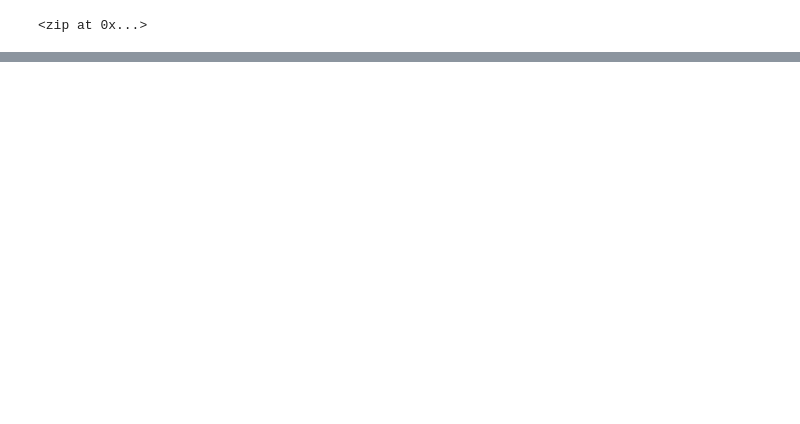
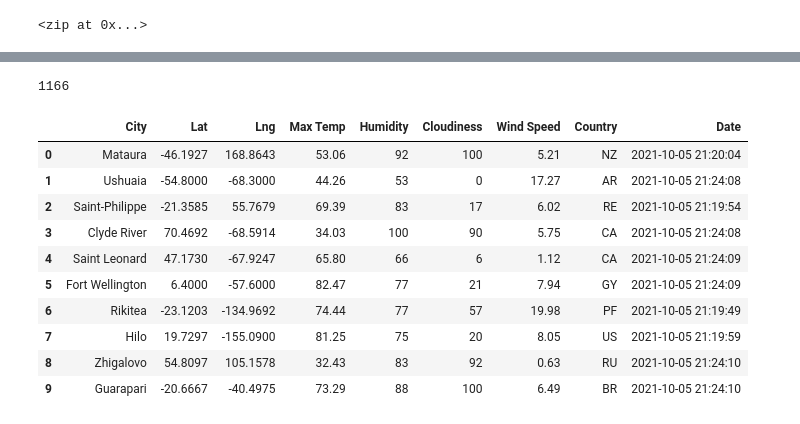
Before and after one commit to bmogil/World_Weather_Analysis, a Jupyter notebook: WeatherPy.ipynb, the cells around one changed output, grey strips where cells are left out. Saved outputs shown, nothing was run; the diff lists cells and outputs as text; code cells hidden in the pictures; blank space fills up the shorter version.

```diff
--- a/WeatherPy.ipynb
+++ b/WeatherPy.ipynb
@@ -31,0 +33,22 @@ len(cities)
+# %%
+# Import the requests library.
+import requests
+
+# Import the API key.
+from config import weather_api_key
+
+# Import the datetime module from the datetime library.
+from datetime import datetime
+
+# Starting URL for Weather Map API Call.
+url = "http://api.openweathermap.org/data/2.5/weather?units=Imperial&APPID=" + weather_api_key
+# %%
+# Create an empty list to hold the weather data.
+city_data = []
+# Print the beginning of the logging.
+print("Beginning Data Retrieval     ")
+print("-----------------------------")
+
+# Create counters.
+record_count = 1
+set_count = 1
@@ -31,0 +126,20 @@ len(cities)
+# %%
+len(city_data)
+# %% [output]
+1166
+# %%
+# Convert the array of dictionaries to a Pandas DataFrame.
+city_data_df = pd.DataFrame(city_data)
+city_data_df.head(10)
+# %% [output]
+|  | City | Lat | Lng | Max Temp | Humidity | Cloudiness | Wind Speed | Country | Date |
+| 0 | Mataura | -46.1927 | 168.8643 | 53.06 | 92 | 100 | 5.21 | NZ | 2021-10-05 21:20:04 |
+| 1 | Ushuaia | -54.8000 | -68.3000 | 44.26 | 53 | 0 | 17.27 | AR | 2021-10-05 21:24:08 |
+| 2 | Saint-Philippe | -21.3585 | 55.7679 | 69.39 | 83 | 17 | 6.02 | RE | 2021-10-05 21:19:54 |
+| 3 | Clyde River | 70.4692 | -68.5914 | 34.03 | 100 | 90 | 5.75 | CA | 2021-10-05 21:24:08 |
+| 4 | Saint Leonard | 47.1730 | -67.9247 | 65.80 | 66 | 6 | 1.12 | CA | 2021-10-05 21:24:09 |
+| 5 | Fort Wellington | 6.4000 | -57.6000 | 82.47 | 77 | 21 | 7.94 | GY | 2021-10-05 21:24:09 |
+| 6 | Rikitea | -23.1203 | -134.9692 | 74.44 | 77 | 57 | 19.98 | PF | 2021-10-05 21:19:49 |
+| 7 | Hilo | 19.7297 | -155.0900 | 81.25 | 75 | 20 | 8.05 | US | 2021-10-05 21:19:59 |
+| 8 | Zhigalovo | 54.8097 | 105.1578 | 32.43 | 83 | 92 | 0.63 | RU | 2021-10-05 21:24:10 |
+| 9 | Guarapari | -20.6667 | -40.4975 | 73.29 | 88 | 100 | 6.49 | BR | 2021-10-05 21:24:10 |
```
Also changed, not shown: parts of 6 cells of this notebook, 2 other files.
